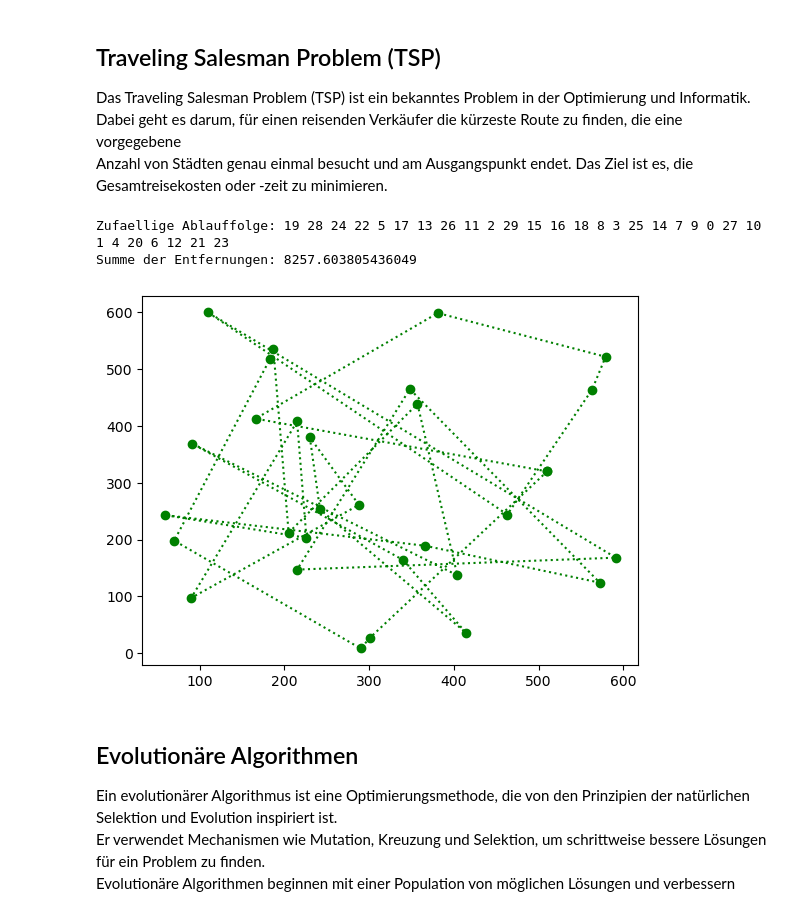
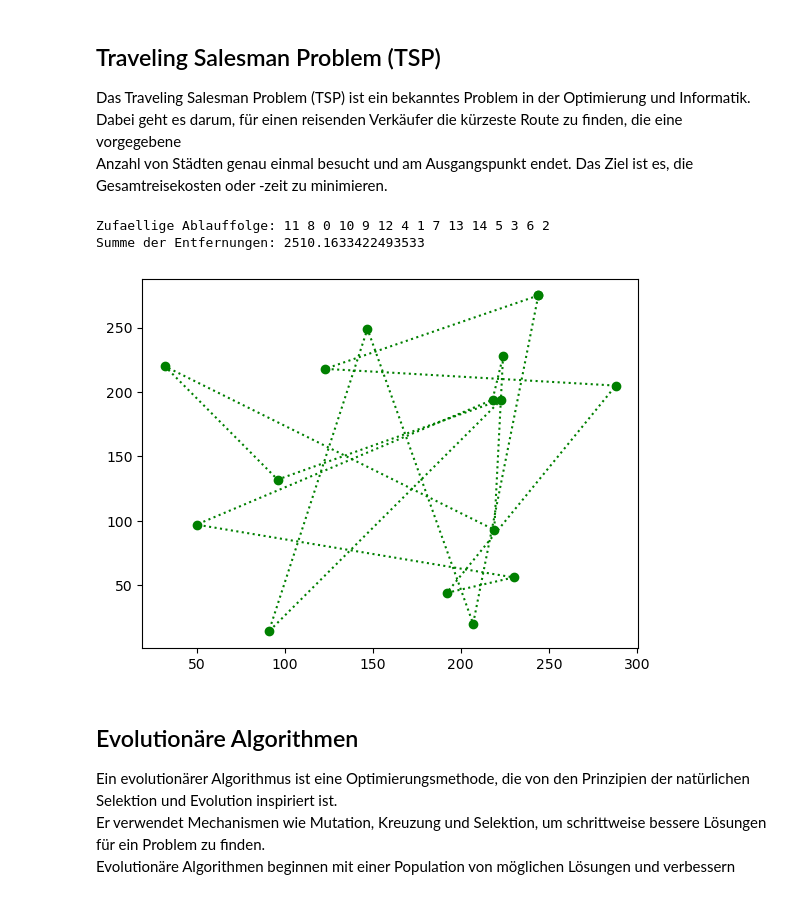
Before and after one commit to pitpaetz/BMO, a Jupyter notebook: BMO.ipynb, the cells around one changed output. Drawn from its saved outputs; the diff is of its cells as text; code cells hidden in the pictures.

```diff
--- a/BMO.ipynb
+++ b/BMO.ipynb
@@ -13,41 +13,41 @@ Anzahl von Städten genau einmal besucht und am Ausgangspunkt endet. Das Ziel is
 Gesamtreisekosten oder -zeit zu minimieren.
 # %%
 # Festlegung der Dimensionen
-n = 30         # Anzahl der Standorte
+n = 15         # Anzahl der Standorte
 m = n * 20     # Dimension des Raumes
 
 # Wuerfeln der Standorte (Koordinaten)
 x = np.random.randint(1, m+1, n)
 y = np.random.randint(1, m+1, n)
 Koord = np.column_stack((x, y))
 
 # Bestimmung der Entfernungsmatrix
 Entfernungsmatrix = np.zeros((n, n))
 for i in range(n):
     for j in range(n):
         Entfernungsmatrix[i, j] = np.linalg.norm(Koord[i] - Koord[j])
 
 # Beliebiges Durchlaufen der Standorte
 Folge = np.random.permutation(n)
 
 # Berechnung der zurückgelegten Entfernung
 Entf = Entfernungsmatrix[Folge[n-1], Folge[0]]
 
 for i in range(n-1):
     Entf += Entfernungsmatrix[Folge[i], Folge[i+1]]
 
 # Graphische Darstellung der Route
 xx_0 = np.concatenate((x[Folge], [x[Folge[0]]]))
 yy_0 = np.concatenate((y[Folge], [y[Folge[0]]]))
 plt.plot(xx_0, yy_0, ':o', color='green', )
 
 # Ausgabe der Informationen
 print('\nZufaellige Ablauffolge:', ' '.join(map(str, Folge)))
 print('Summe der Entfernungen:', Entf, '\n')
 # %% [output]
-Zufaellige Ablauffolge: 19 28 24 22 5 17 13 26 11 2 29 15 16 18 8 3 25 14 7 9 0 27 10 1 4 20 6 12 21 23
-Summe der Entfernungen: 8257.603805436049
+Zufaellige Ablauffolge: 11 8 0 10 9 12 4 1 7 13 14 5 3 6 2
+Summe der Entfernungen: 2510.1633422493533
-[figure, old version]
+[figure, new version]
 # %% [markdown]
 ## Evolutionäre Algorithmen
 
```
Also changed, not shown: parts of 4 cells of this notebook.
